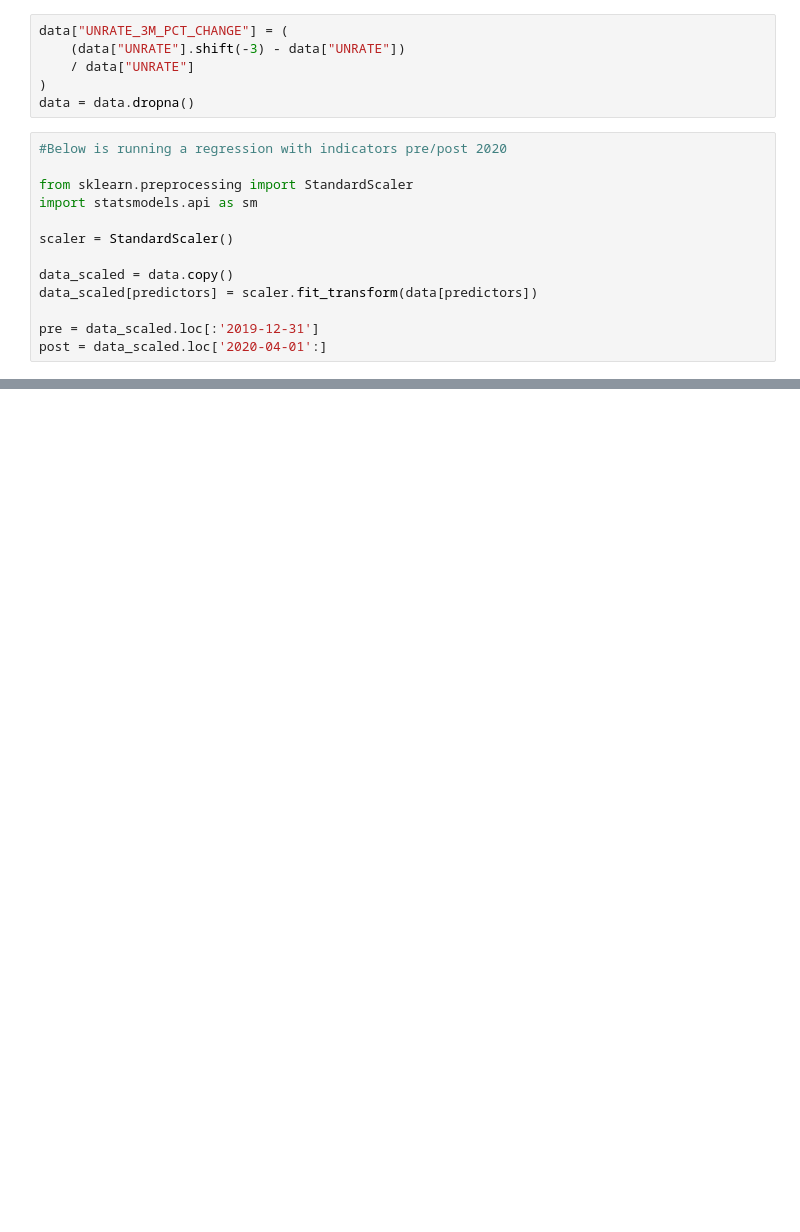
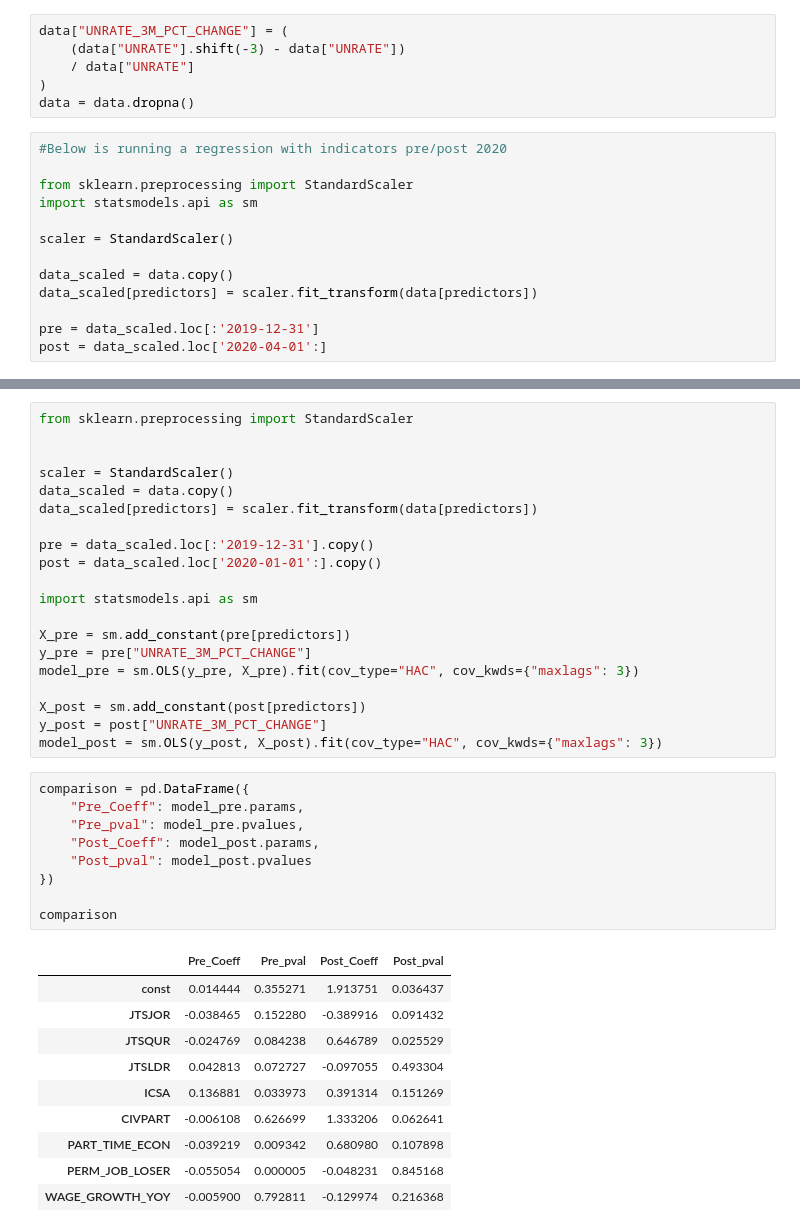
Before and after one commit to UncurledGuide/drivers_of_unemployment, a Jupyter notebook: data.ipynb, the cells around one changed output, grey strips where cells are left out. Cells and saved outputs as stored; diff of their text form; blank space fills up the shorter version.

```diff
--- a/data.ipynb
+++ b/data.ipynb
@@ -276,3 +237,43 @@ Covariance Type:                    HAC
 
 Notes:
 [1] Standard Errors are heteroscedasticity and autocorrelation robust (HAC) using 3 lags and without small sample correction
+# %%
+from sklearn.preprocessing import StandardScaler
+
+
+scaler = StandardScaler()
+data_scaled = data.copy()
+data_scaled[predictors] = scaler.fit_transform(data[predictors])
+
+pre = data_scaled.loc[:'2019-12-31'].copy()
+post = data_scaled.loc['2020-01-01':].copy()
+
+import statsmodels.api as sm
+
+X_pre = sm.add_constant(pre[predictors])
+y_pre = pre["UNRATE_3M_PCT_CHANGE"]
+model_pre = sm.OLS(y_pre, X_pre).fit(cov_type="HAC", cov_kwds={"maxlags": 3})
+
+X_post = sm.add_constant(post[predictors])
+y_post = post["UNRATE_3M_PCT_CHANGE"]
+model_post = sm.OLS(y_post, X_post).fit(cov_type="HAC", cov_kwds={"maxlags": 3})
+# %%
+comparison = pd.DataFrame({
+    "Pre_Coeff": model_pre.params,
+    "Pre_pval": model_pre.pvalues,
+    "Post_Coeff": model_post.params,
+    "Post_pval": model_post.pvalues
+})
+
+comparison
+# %% [output]
+|  | Pre_Coeff | Pre_pval | Post_Coeff | Post_pval |
+| const | 0.014444 | 0.355271 | 1.913751 | 0.036437 |
+| JTSJOR | -0.038465 | 0.152280 | -0.389916 | 0.091432 |
+| JTSQUR | -0.024769 | 0.084238 | 0.646789 | 0.025529 |
+| JTSLDR | 0.042813 | 0.072727 | -0.097055 | 0.493304 |
+| ICSA | 0.136881 | 0.033973 | 0.391314 | 0.151269 |
+| CIVPART | -0.006108 | 0.626699 | 1.333206 | 0.062641 |
+| PART_TIME_ECON | -0.039219 | 0.009342 | 0.680980 | 0.107898 |
+| PERM_JOB_LOSER | -0.055054 | 0.000005 | -0.048231 | 0.845168 |
+| WAGE_GROWTH_YOY | -0.005900 | 0.792811 | -0.129974 | 0.216368 |
```
Also changed, not shown: parts of 10 cells of this notebook.
